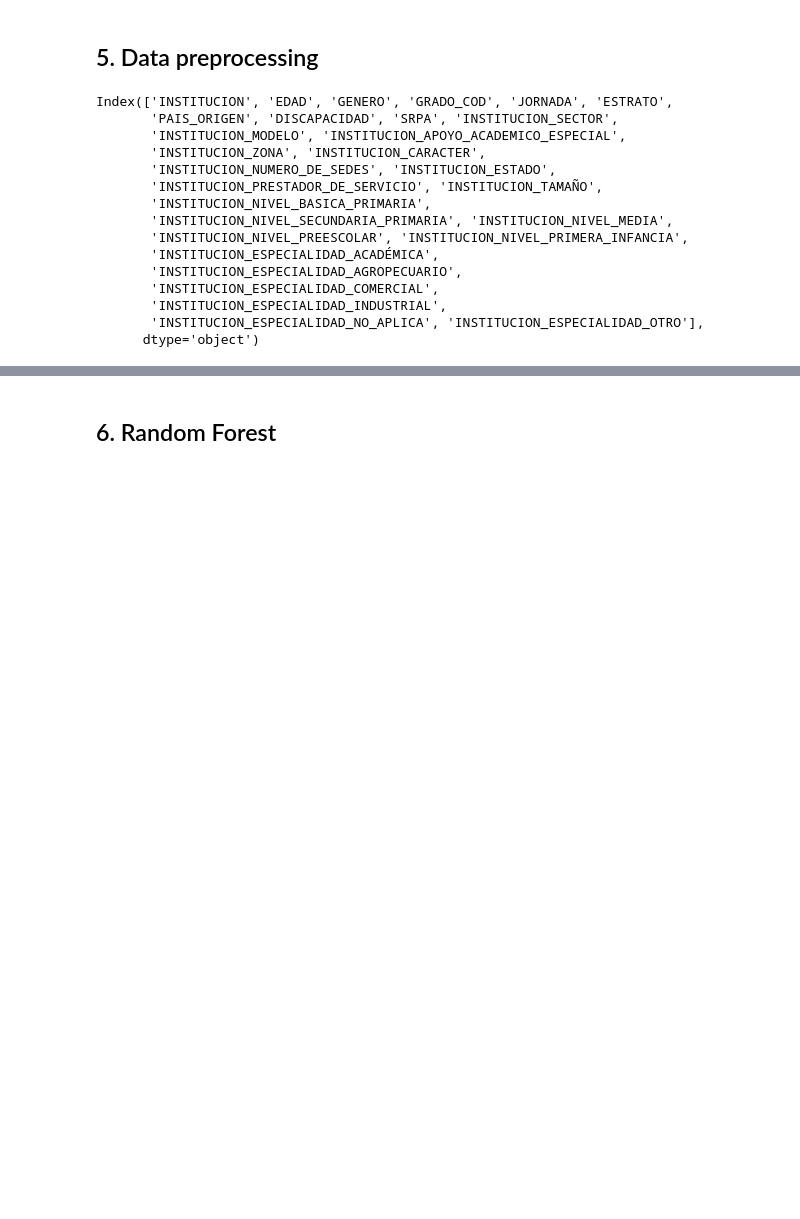
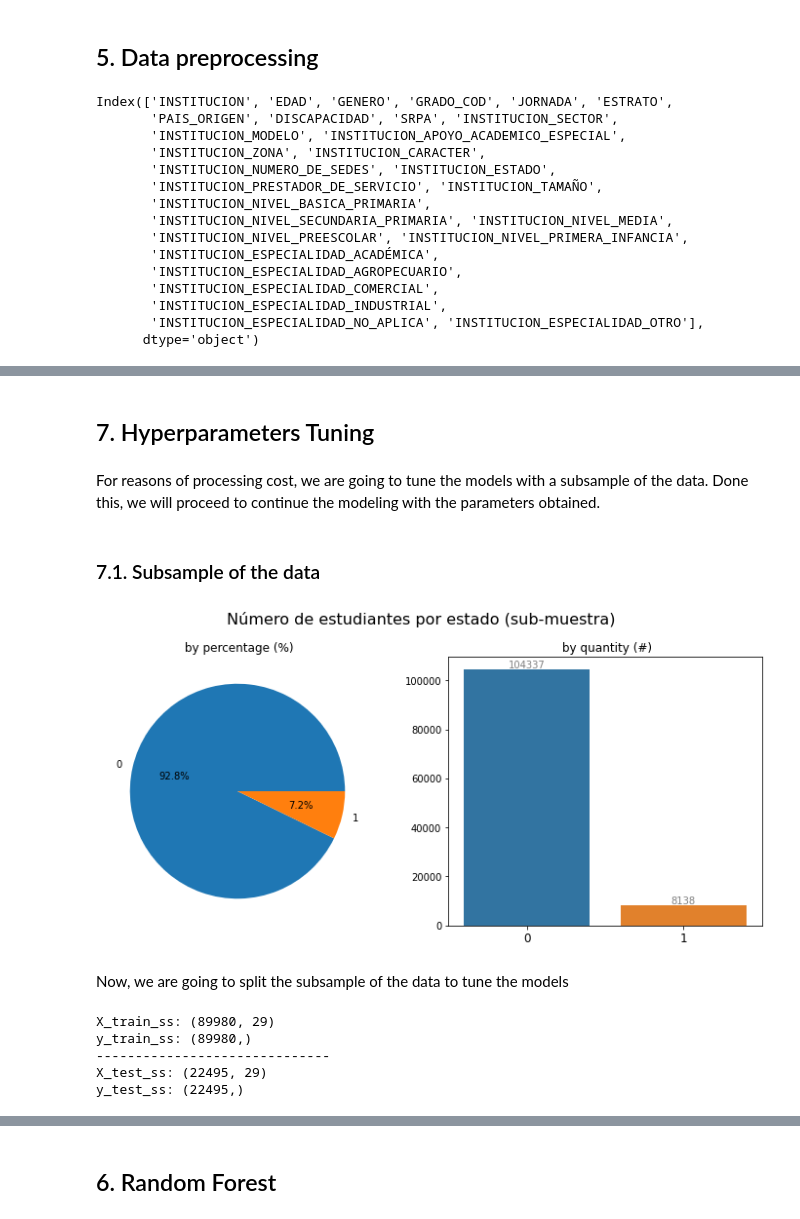
Before and after one commit to samirhinojosa/school-dropout-in-sogamoso, a Jupyter notebook: notebooks/school_dropout_model.ipynb, the cells around one changed output, grey strips where cells are left out. Saved outputs shown, nothing was run; the diff lists cells and outputs as text; code cells hidden in the pictures; blank space fills up the shorter version.

```diff
--- a/notebooks/school_dropout_model.ipynb
+++ b/notebooks/school_dropout_model.ipynb
@@ -100,10 +102,10 @@ plt.show()
 # %% [markdown]
 First of all, we are going to separate the data to predict (2022) from the data to do the training (from 2013 to 2021)
 # %%
-df_students_2022 = df_students[df_students["ANO"]==2022].copy()
+df_students_2022 = df_students[df_students["AÑO"]==2022].copy()
 df_students_2022["ESTADO"] = np.NaN
 
-df_students = df_students[df_students["ANO"]!=2022].copy()
+df_students = df_students[df_students["AÑO"]!=2022].copy()
 # %% [markdown]
 Now, we are let's identify the training columns in the dataset
 # %%
@@ -196,0 +298,16 @@ preprocessor = make_column_transformer(
+# %% [markdown]
+## 7. Hyperparameters Tuning
+# %% [markdown]
+For reasons of processing cost, we are going to tune the models with a subsample of the data.
+Done this, we will proceed to continue the modeling with the parameters obtained.
+# %% [markdown]
+### 7.1. Subsample of the data
+# %%
+df_subsample = df_students.copy()
+df_subsample = df_subsample.sample(frac=0.4)
+# %%
+barplot_and_pie(df_subsample["ESTADO"], "Número de estudiantes por estado (sub-muestra)", "")
+# %% [output]
+[figure, added]
+# %% [markdown]
+Now, we are going to split the subsample of the data to tune the models
@@ -196,0 +320,12 @@ preprocessor = make_column_transformer(
+# %%
+print("X_train_ss: {}".format(X_train_ss.shape))
+print("y_train_ss: {}".format(y_train_ss.shape))
+print(30*"-")
+print("X_test_ss: {}".format(X_test_ss.shape))
+print("y_test_ss: {}".format(y_test_ss.shape))
+# %% [output]
+X_train_ss: (89980, 29)
+y_train_ss: (89980,)
+------------------------------
+X_test_ss: (22495, 29)
+y_test_ss: (22495,)
```
Also changed, not shown: parts of 117 cells of this notebook, 2 other files.
